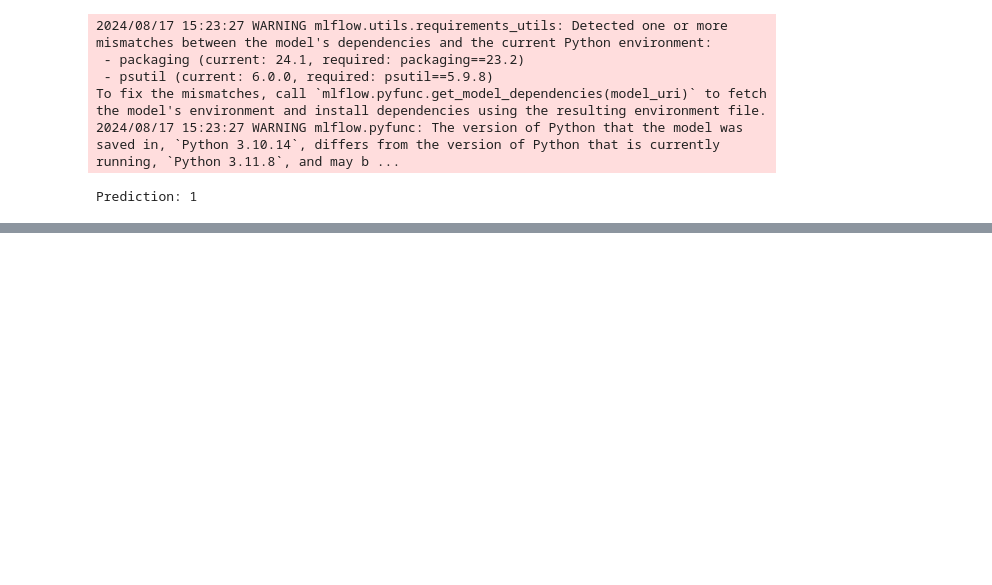
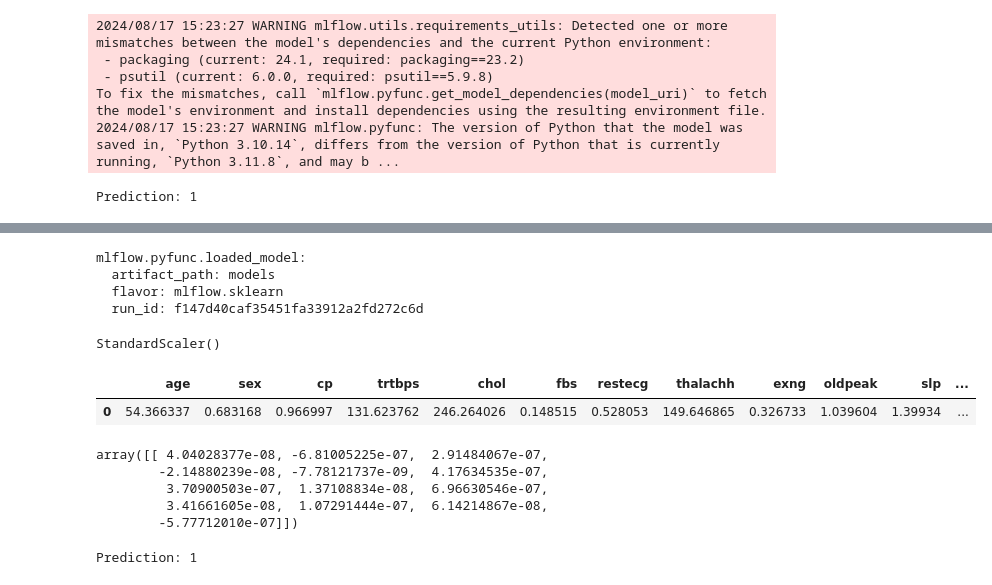
Before and after one commit to bilozorov/mlops-capstone, a Jupyter notebook: notebooks/heart-desease.ipynb, the cells around one changed output, grey strips where cells are left out. Saved outputs shown, nothing was run; the diff lists cells and outputs as text; code cells hidden in the pictures; blank space fills up the shorter version.

```diff
--- a/notebooks/heart-desease.ipynb
+++ b/notebooks/heart-desease.ipynb
@@ -506,56 +539,59 @@ Prediction: 1
+# %%
+loaded_model
+# %% [output]
+mlflow.pyfunc.loaded_model:
+  artifact_path: models
+  flavor: mlflow.sklearn
+  run_id: f147d40caf35451fa33912a2fd272c6d
+# %%
+loaded_scaler
+# %% [output]
+StandardScaler()
 # %%
-import numpy as np
-import pickle
-import mlflow
-from mlflow.tracking import MlflowClient
-
-
-EXPERIMENT_NAME = "CapstoneHearAllModelsExperiment"
-# mlflow.set_tracking_uri("http://mlflow:5000")
-mlflow.set_tracking_uri("http://0.0.0.0:5001")
-
-client = MlflowClient()
-
-run_id = 'f147d40caf35451fa33912a2fd272c6d'
-
-#Load Artifact from Mlflow
-artifact_path = "scaler/scaler.bin"
-artifact_local_path = mlflow.artifacts.download_artifacts(
-    artifact_uri=f"runs:/{run_id}/{artifact_path}"
-)
-with open(artifact_local_path, "rb") as f:
-    loaded_scaler = pickle.load(f)
-
-logged_model_url = f'runs:/{run_id}/models'
-loaded_model = mlflow.pyfunc.load_model(logged_model_url)
-
 
 data = {
     "age": 54.366337,
     "sex": 0.683168,
     "cp": 0.966997,
     "trtbps": 131.623762,
     "chol": 246.264026,
     "fbs": 0.148515,
     "restecg": 0.528053,
     "thalachh": 149.646865,
     "exng": 0.326733,
     "oldpeak": 1.039604,
     "slp": 1.39934,
     "caa": 0.729373,
     "thall": 2.313531
 }
 
-data_json = data.json()
+# data_json = data.json()
 
 # New test data as a NumPy array
-new_data = np.array([[54.366337, 0.683168, 0.966997, 131.623762, 246.264026, 0.148515,
-                      0.528053, 149.646865, 0.326733, 1.039604, 1.399340, 0.729373, 2.313531]])
+# new_data = np.array([[54.366337, 0.683168, 0.966997, 131.623762, 246.264026, 0.148515,
+#                       0.528053, 149.646865, 0.326733, 1.039604, 1.399340, 0.729373, 2.313531]])
 
-# Apply the scaler to the new data
-scaled_data = loaded_scaler.transform(new_data)
+# new_data = data_json.get_json()
 
-# Predict using the loaded model
-prediction = loaded_model.predict(scaled_data)
-
-print(f"Prediction: {prediction[0]}")
+new_data = pd.DataFrame([data])
+new_data
+# %% [output]
+|  | age | sex | cp | trtbps | chol | fbs | restecg | thalachh | exng | oldpeak | slp | ... |
+| 0 | 54.366337 | 0.683168 | 0.966997 | 131.623762 | 246.264026 | 0.148515 | 0.528053 | 149.646865 | 0.326733 | 1.039604 | 1.39934 | ... |
+# %%
+# Apply the scaler to the new data
+scaled_data = loaded_scaler.transform(new_data)
+scaled_data
+# %% [output]
+array([[ 4.04028377e-08, -6.81005225e-07,  2.91484067e-07,
+        -2.14880239e-08, -7.78121737e-09,  4.17634535e-07,
+         3.70900503e-07,  1.37108834e-08,  6.96630546e-07,
+         3.41661605e-08,  1.07291444e-07,  6.14214867e-08,
+        -5.77712010e-07]])
+# %%
+# Predict using the loaded model
+prediction = loaded_model.predict(scaled_data)
+
+print(f"Prediction: {prediction[0]}")
+# %% [output]
+Prediction: 1
```
Also changed, not shown: parts of 4 cells of this notebook, 20 other files.
